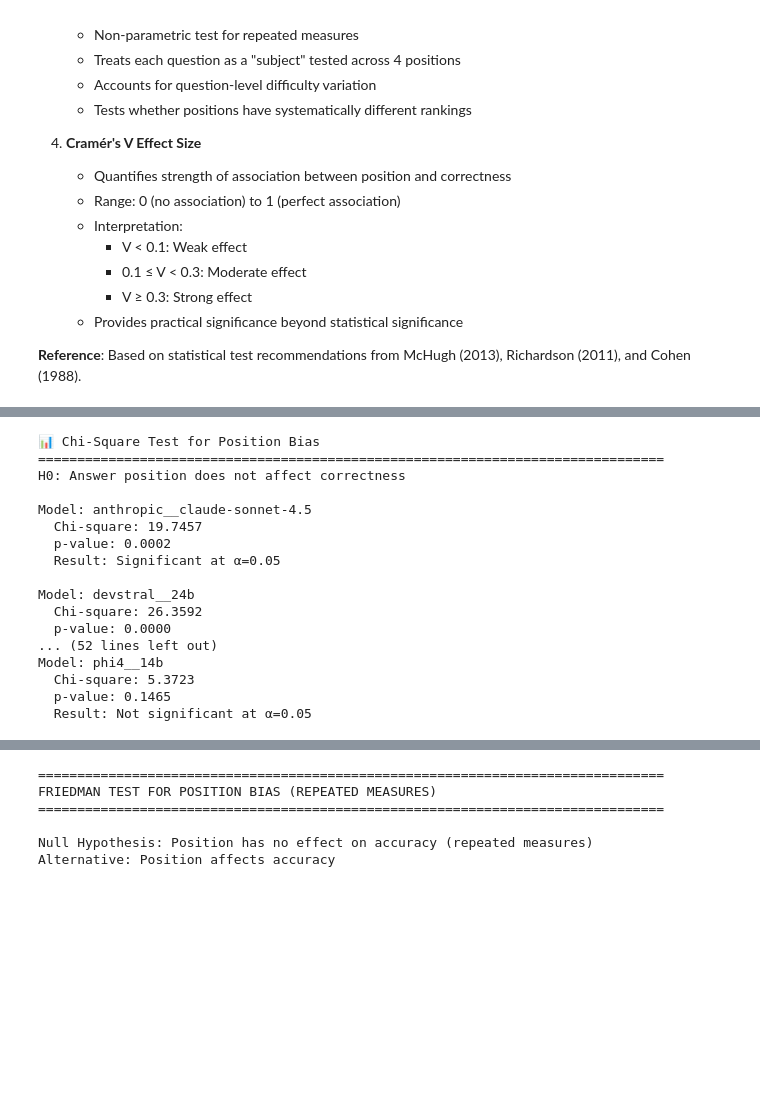
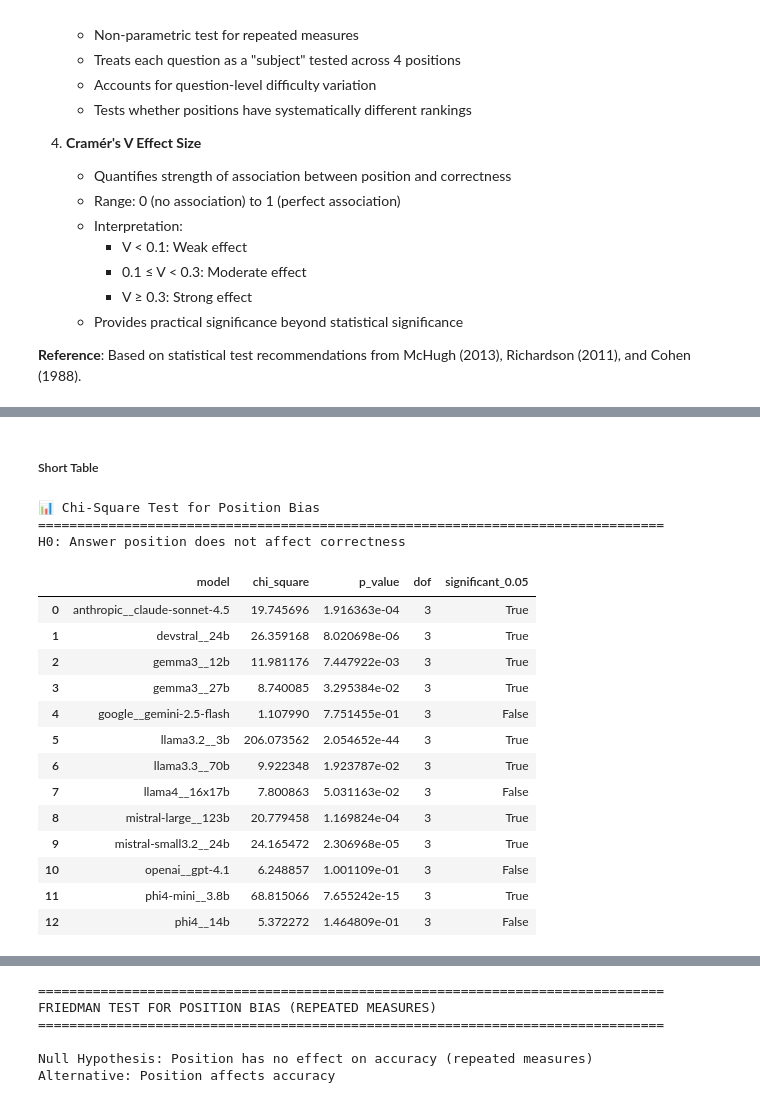
Before and after one commit to ryan-a-bell/dissertation, a Jupyter notebook: src/phase6_analysis/analysis.ipynb, the cells around one changed output, grey strips where cells are left out. Saved outputs shown, nothing was run; the diff lists cells and outputs as text; code cells hidden in the pictures; blank space fills up the shorter version.

```diff
--- a/src/phase6_analysis/analysis.ipynb
+++ b/src/phase6_analysis/analysis.ipynb
@@ -412,37 +459,48 @@ We employ a comprehensive suite of statistical tests to detect and quantify posi
+# %% [markdown]
+##### Short Table
 # %%
+import pandas as pd
+from scipy.stats import chi2_contingency
+
+
 # Chi-square test for position bias
 print("\n📊 Chi-Square Test for Position Bias")
 print("=" * 80)
 print("H0: Answer position does not affect correctness\n")
 
+rows = []
+
 for model in mcq_fixed['model'].unique():
     model_data = mcq_fixed[mcq_fixed['model'] == model]
-
-    # Create contingency table: position × correct/incorrect
     contingency = pd.crosstab(model_data['variant'], model_data['is_correct'])
 
     chi2, p_value, dof, expected = chi2_contingency(contingency)
 
-    print(f"Model: {model}")
-    print(f"  Chi-square: {chi2:.4f}")
-    print(f"  p-value: {p_value:.4f}")
-    print(f"  Result: {'Significant' if p_value < 0.05 else 'Not significant'} at α=0.05")
-    print()
+    rows.append({
+        "model": model,
+        "chi_square": chi2,
+        "p_value": p_value,
+        "dof": dof,
+        "significant_0.05": p_value < 0.05
+    })
+
+chi_square_df = pd.DataFrame(rows)
+chi_square_df
 # %% [output]
 📊 Chi-Square Test for Position Bias
 ================================================================================
 H0: Answer position does not affect correctness
-
-Model: anthropic__claude-sonnet-4.5
-  Chi-square: 19.7457
-  p-value: 0.0002
-  Result: Significant at α=0.05
-
-Model: devstral__24b
-  Chi-square: 26.3592
-  p-value: 0.0000
-... (52 lines left out)
-Model: phi4__14b
-  Chi-square: 5.3723
-  p-value: 0.1465
-  Result: Not significant at α=0.05
+|  | model | chi_square | p_value | dof | significant_0.05 |
+| 0 | anthropic__claude-sonnet-4.5 | 19.745696 | 1.916363e-04 | 3 | True |
+| 1 | devstral__24b | 26.359168 | 8.020698e-06 | 3 | True |
+| 2 | gemma3__12b | 11.981176 | 7.447922e-03 | 3 | True |
+| 3 | gemma3__27b | 8.740085 | 3.295384e-02 | 3 | True |
+| 4 | google__gemini-2.5-flash | 1.107990 | 7.751455e-01 | 3 | False |
+| 5 | llama3.2__3b | 206.073562 | 2.054652e-44 | 3 | True |
+| 6 | llama3.3__70b | 9.922348 | 1.923787e-02 | 3 | True |
+| 7 | llama4__16x17b | 7.800863 | 5.031163e-02 | 3 | False |
+| 8 | mistral-large__123b | 20.779458 | 1.169824e-04 | 3 | True |
+| 9 | mistral-small3.2__24b | 24.165472 | 2.306968e-05 | 3 | True |
+| 10 | openai__gpt-4.1 | 6.248857 | 1.001109e-01 | 3 | False |
+| 11 | phi4-mini__3.8b | 68.815066 | 7.655242e-15 | 3 | True |
+| 12 | phi4__14b | 5.372272 | 1.464809e-01 | 3 | False |
```
Also changed, not shown: parts of 23 cells of this notebook, 21 other files.
